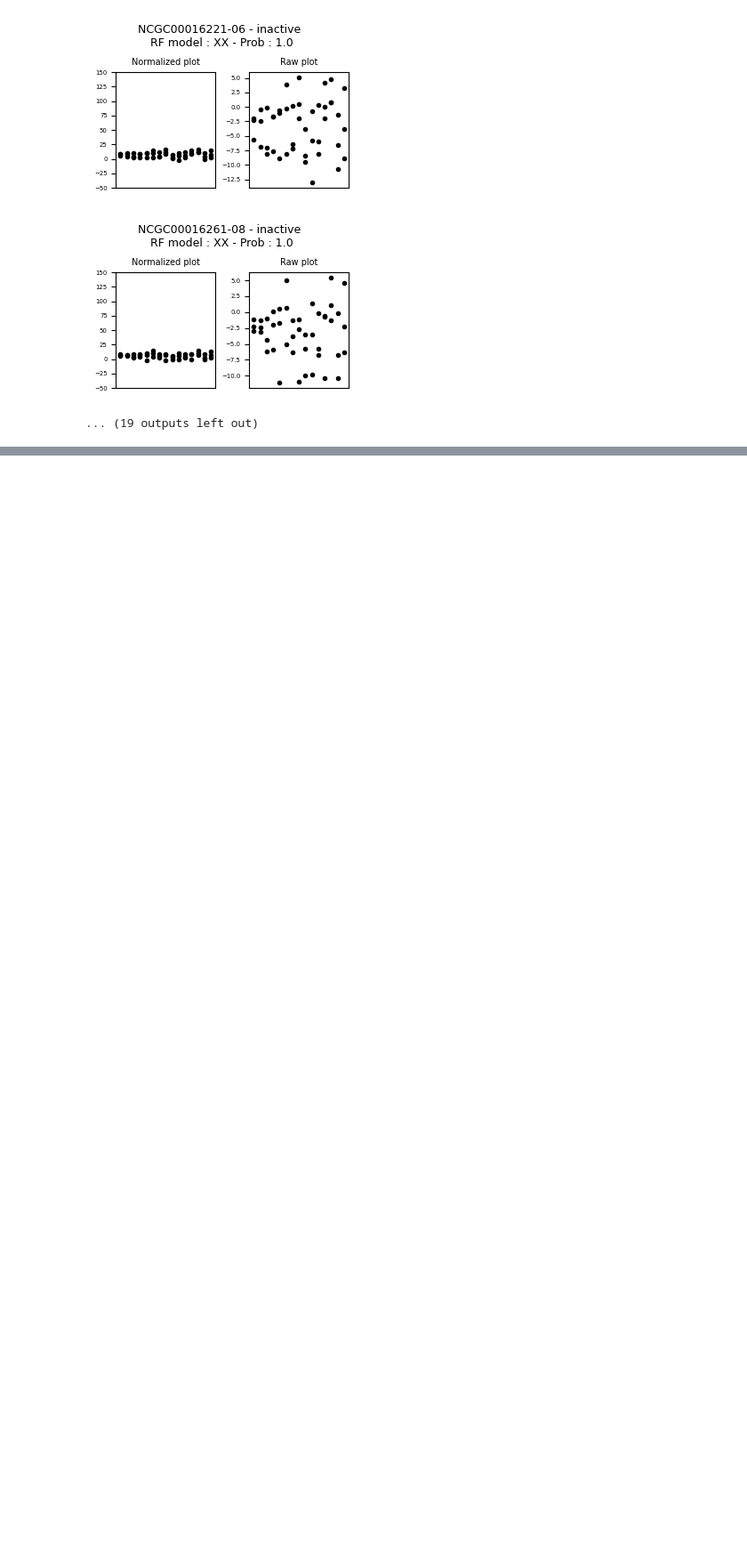
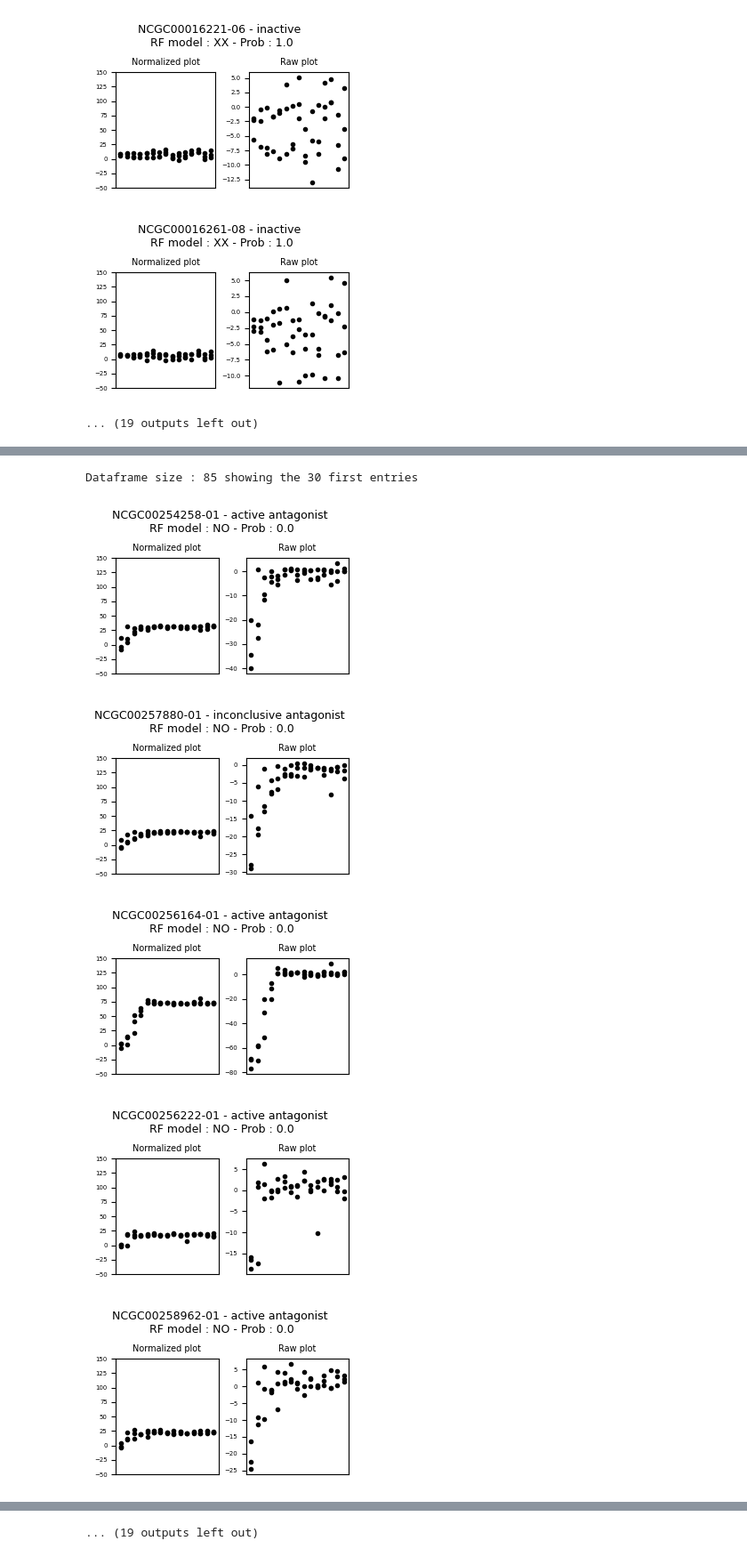
Before and after one commit to Sanofi-Public/IDD-Papers-AI4DR, a Jupyter notebook: AI4DR_Tox21_luc_biochem_dataset_analysis_RF_model.ipynb, the cells around one changed output, grey strips where cells are left out. Shown at 89% size. Drawn from its saved outputs; the diff is of its cells as text; code cells hidden in the pictures; blank space fills up the shorter version.

```diff
--- a/AI4DR_Tox21_luc_biochem_dataset_analysis_RF_model.ipynb
+++ b/AI4DR_Tox21_luc_biochem_dataset_analysis_RF_model.ipynb
@@ -419,0 +462,11 @@ Dataframe size : 338 showing the 30 first entries
+# %%
+curr_curves_df = curr_curves_df.query('probability <= 0.5').sort_values(by='probability', ascending=False)[columns_subset]
+# %%
+summarize_viz_triplicate_selection_RF(curr_curves_df,size=30)
+# %% [output]
+Dataframe size : 85 showing the 30 first entries
+[figure, added]
+[figure, added]
+[figure, added]
+[figure, added]
+[figure, added]
@@ -419,0 +479 @@ Dataframe size : 338 showing the 30 first entries
+... (19 outputs left out)
```
Also changed, not shown: parts of 10 cells of this notebook, 2 other files.
